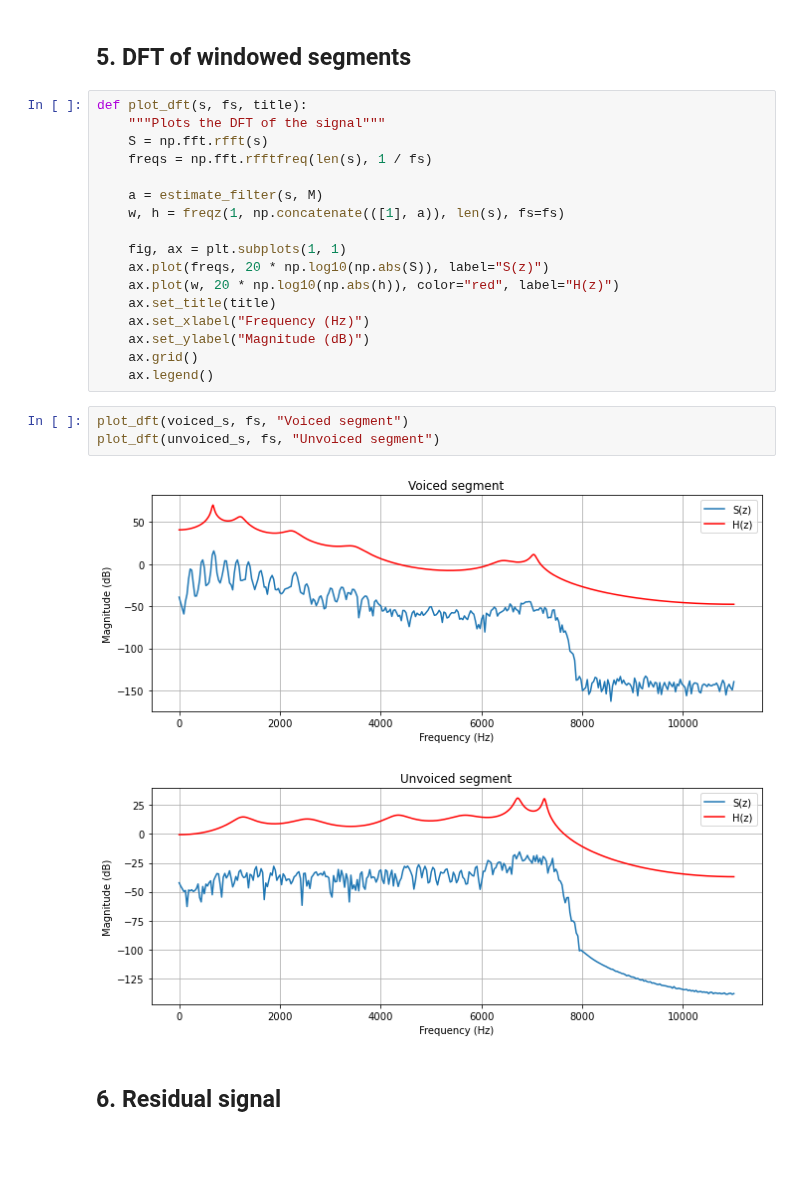
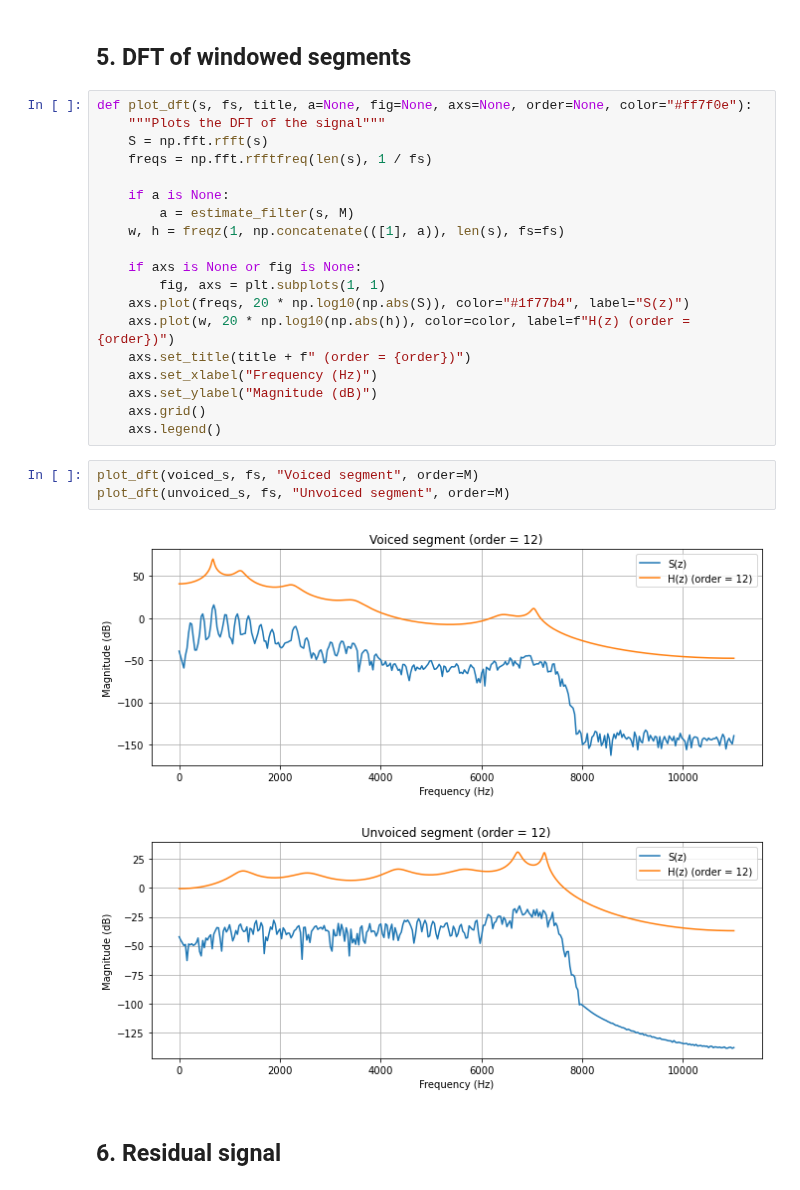
Before and after one commit to iibrahimli/ssp_sose2023, a Jupyter notebook: Exercise3/exercise3.ipynb, the cells around one changed output. Saved outputs shown, nothing was run; the diff lists cells and outputs as text; blank space fills up the shorter version.

Commit message:
Add DFT + freq response plots for LPC orders

```diff
--- a/Exercise3/exercise3.ipynb
+++ b/Exercise3/exercise3.ipynb
@@ -135,28 +135,30 @@ We used `np.concatenate(([1], a))` instead of just `a` because the filter coeffi
 # %% [markdown]
 ## 5. DFT of windowed segments
 # %%
-def plot_dft(s, fs, title):
+def plot_dft(s, fs, title, a=None, fig=None, axs=None, order=None, color="#ff7f0e"):
     """Plots the DFT of the signal"""
     S = np.fft.rfft(s)
     freqs = np.fft.rfftfreq(len(s), 1 / fs)
 
-    a = estimate_filter(s, M)
+    if a is None:
+        a = estimate_filter(s, M)
     w, h = freqz(1, np.concatenate(([1], a)), len(s), fs=fs)
 
-    fig, ax = plt.subplots(1, 1)
-    ax.plot(freqs, 20 * np.log10(np.abs(S)), label="S(z)")
-    ax.plot(w, 20 * np.log10(np.abs(h)), color="red", label="H(z)")
-    ax.set_title(title)
-    ax.set_xlabel("Frequency (Hz)")
-    ax.set_ylabel("Magnitude (dB)")
-    ax.grid()
-    ax.legend()
+    if axs is None or fig is None:
+        fig, axs = plt.subplots(1, 1)
+    axs.plot(freqs, 20 * np.log10(np.abs(S)), color="#1f77b4", label="S(z)")
+    axs.plot(w, 20 * np.log10(np.abs(h)), color=color, label=f"H(z) (order = {order})")
+    axs.set_title(title + f" (order = {order})")
+    axs.set_xlabel("Frequency (Hz)")
+    axs.set_ylabel("Magnitude (dB)")
+    axs.grid()
+    axs.legend()
 # %%
-plot_dft(voiced_s, fs, "Voiced segment")
-plot_dft(unvoiced_s, fs, "Unvoiced segment")
+plot_dft(voiced_s, fs, "Voiced segment", order=M)
+plot_dft(unvoiced_s, fs, "Unvoiced segment", order=M)
 # %% [output]
-[figure, old version]
+[figure, new version]
-[figure, old version]
+[figure, new version]
 # %% [markdown]
 ## 6. Residual signal
 # %% [markdown]
```
Also changed, not shown: parts of 2 cells of this notebook.
